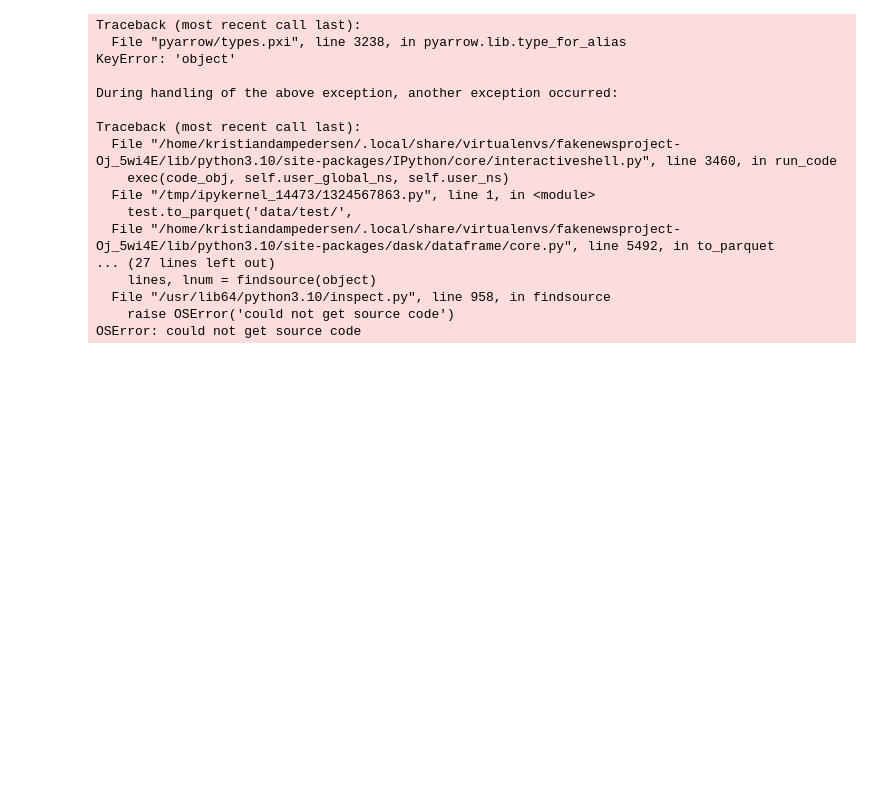
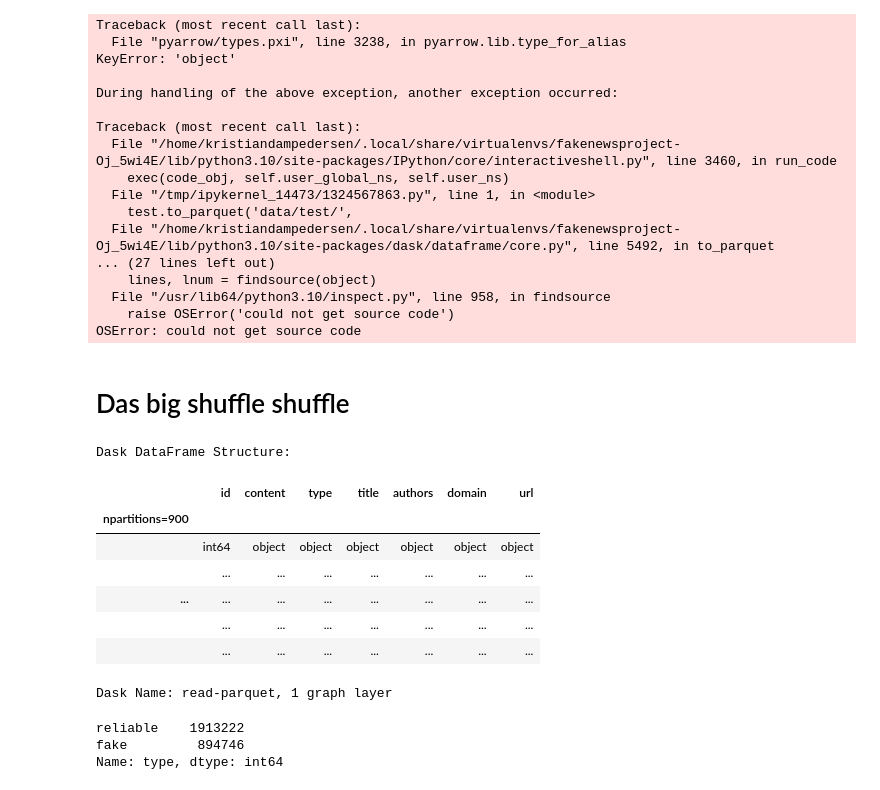
Before and after one commit to KristianDamPedersen/fakenewsproject, a Jupyter notebook: test_val_train_split.ipynb, the cells around one changed output. Drawn from its saved outputs; the diff is of its cells as text; code cells hidden in the pictures; blank space fills up the shorter version.

Commit message:
split our dataset with Josh

```diff
--- a/test_val_train_split.ipynb
+++ b/test_val_train_split.ipynb
@@ -355,3 +355,28 @@ Traceback (most recent call last):
   File "/usr/lib64/python3.10/inspect.py", line 958, in findsource
     raise OSError('could not get source code')
 OSError: could not get source code
+# %% [markdown]
+# Das big shuffle shuffle
+# %%
+# Import the data
+import dask.dataframe as dd
+ddf = dd.read_parquet('data/new_parquets', engine='pyarrow', compression='snappy')
+ddf
+# %% [output]
+Dask DataFrame Structure:
+|  | id | content | type | title | authors | domain | url |
+| npartitions=900 |  |  |  |  |  |  |  |
+|  | int64 | object | object | object | object | object | object |
+|  | ... | ... | ... | ... | ... | ... | ... |
+| ... | ... | ... | ... | ... | ... | ... | ... |
+|  | ... | ... | ... | ... | ... | ... | ... |
+|  | ... | ... | ... | ... | ... | ... | ... |
+Dask Name: read-parquet, 1 graph layer
+# %%
+# Sort dataset to only include "reliable" and "fake" types
+ddf = ddf[ddf['type'].isin(['reliable', 'fake'])]
+ddf.type.value_counts().compute()
+# %% [output]
+reliable    1913222
+fake         894746
+Name: type, dtype: int64
```
Also changed, not shown: parts of 5 cells of this notebook.
